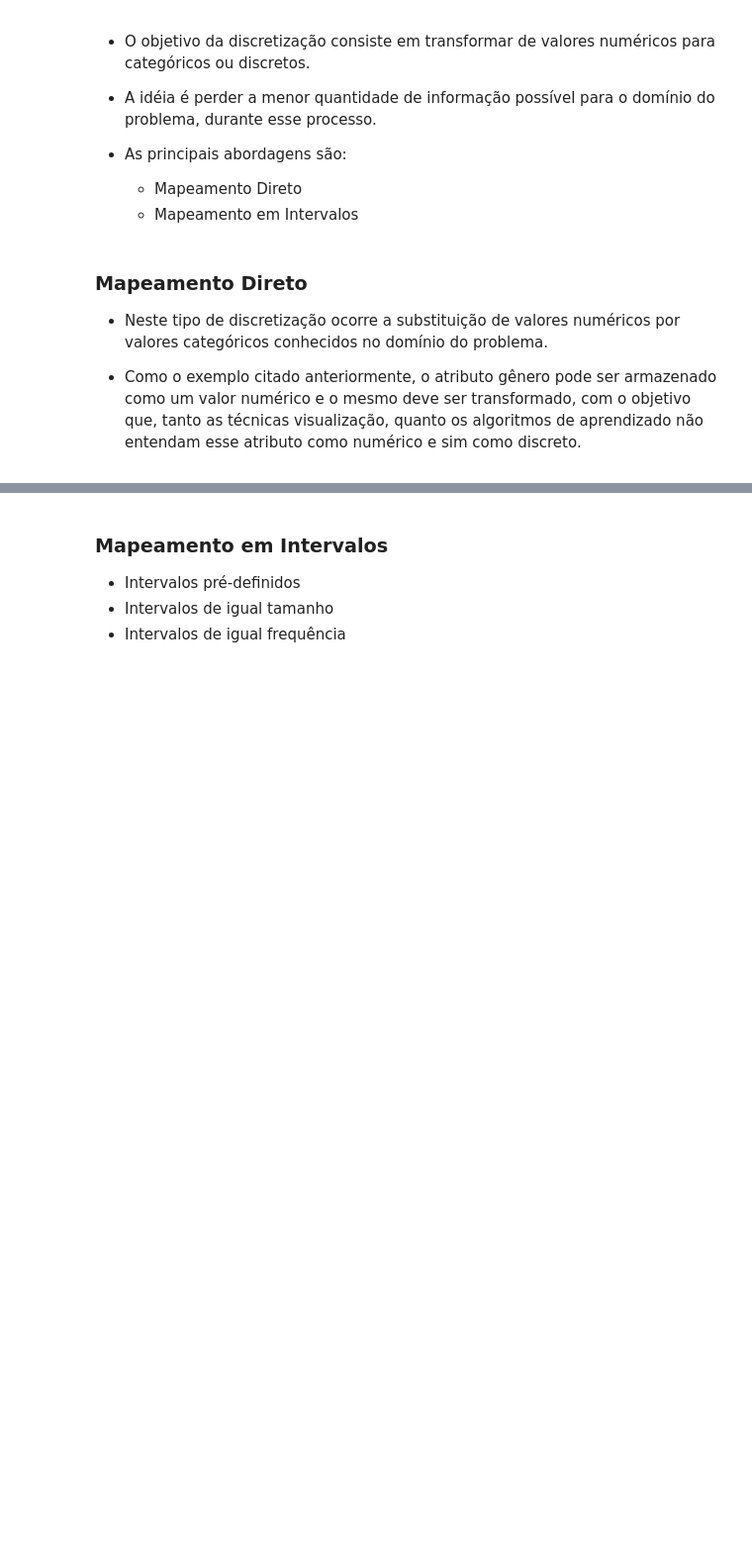
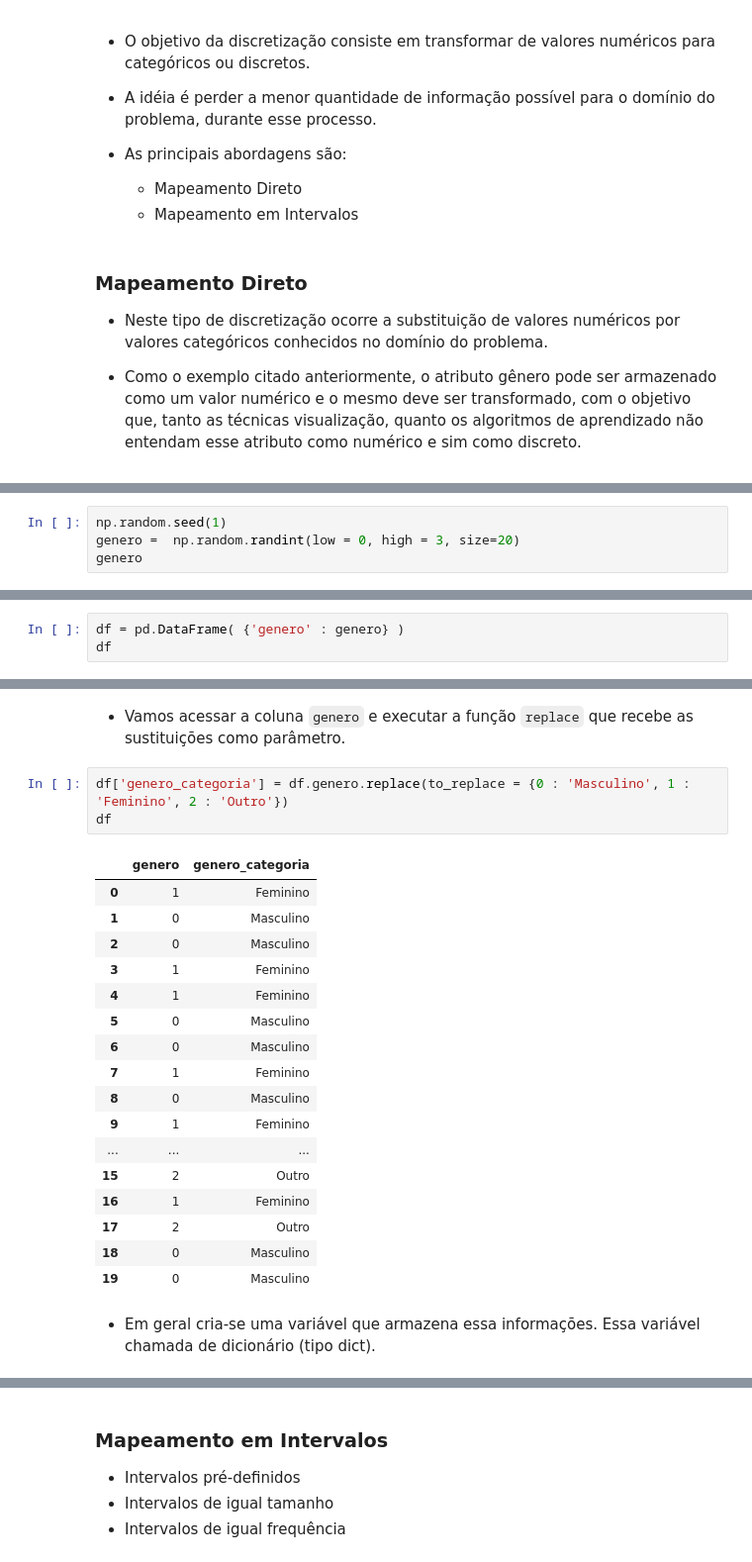
Before and after one commit to anfer86/teaching-datamining-lessons, a Jupyter notebook: aula03/preprocessamento.ipynb, the cells around one changed output, grey strips where cells are left out. Shown at 99% size. Cells and saved outputs as stored; diff of their text form; blank space fills up the shorter version.

```diff
--- a/aula03/preprocessamento.ipynb
+++ b/aula03/preprocessamento.ipynb
@@ -296,0 +255,4 @@ Levels: Feminino Masculino Outros
+# %%
+np.random.seed(1)
+genero =  np.random.randint(low = 0, high = 3, size=20)
+genero
@@ -296,0 +263,3 @@ Levels: Feminino Masculino Outros
+# %%
+df = pd.DataFrame( {'genero' : genero} )
+df
@@ -296,0 +284,25 @@ Levels: Feminino Masculino Outros
+# %% [markdown]
+- Vamos acessar a coluna `genero` e executar a função `replace` que recebe as sustituições como parâmetro.
+# %%
+df['genero_categoria'] = df.genero.replace(to_replace = {0 : 'Masculino', 1 : 'Feminino', 2 : 'Outro'})
+df
+# %% [output]
+|  | genero | genero_categoria |
+| 0 | 1 | Feminino |
+| 1 | 0 | Masculino |
+| 2 | 0 | Masculino |
+| 3 | 1 | Feminino |
+| 4 | 1 | Feminino |
+| 5 | 0 | Masculino |
+| 6 | 0 | Masculino |
+| 7 | 1 | Feminino |
+| 8 | 0 | Masculino |
+| 9 | 1 | Feminino |
+| ... | ... | ... |
+| 15 | 2 | Outro |
+| 16 | 1 | Feminino |
+| 17 | 2 | Outro |
+| 18 | 0 | Masculino |
+| 19 | 0 | Masculino |
+# %% [markdown]
+- Em geral cria-se uma variável que armazena essa informações. Essa variável chamada de dicionário (tipo dict).
```
Also changed, not shown: parts of 38 cells of this notebook.
